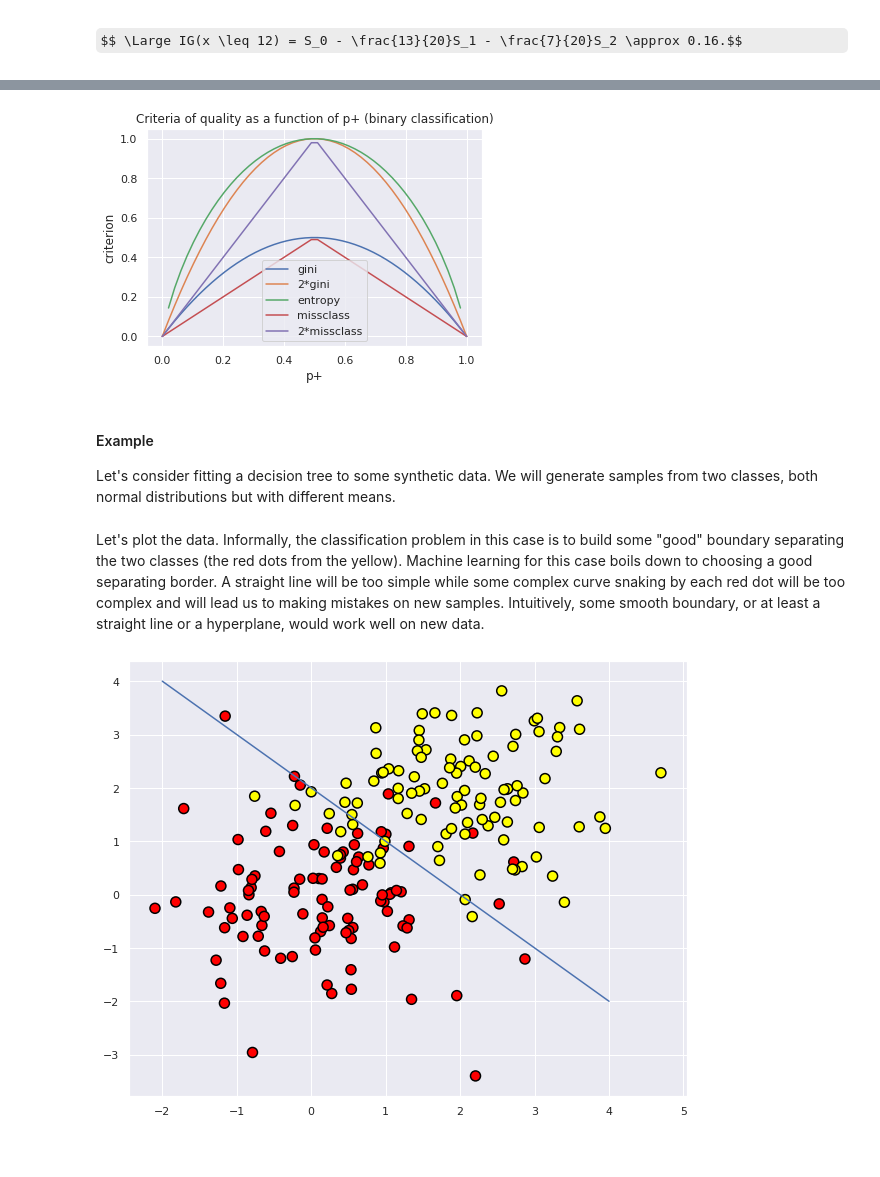
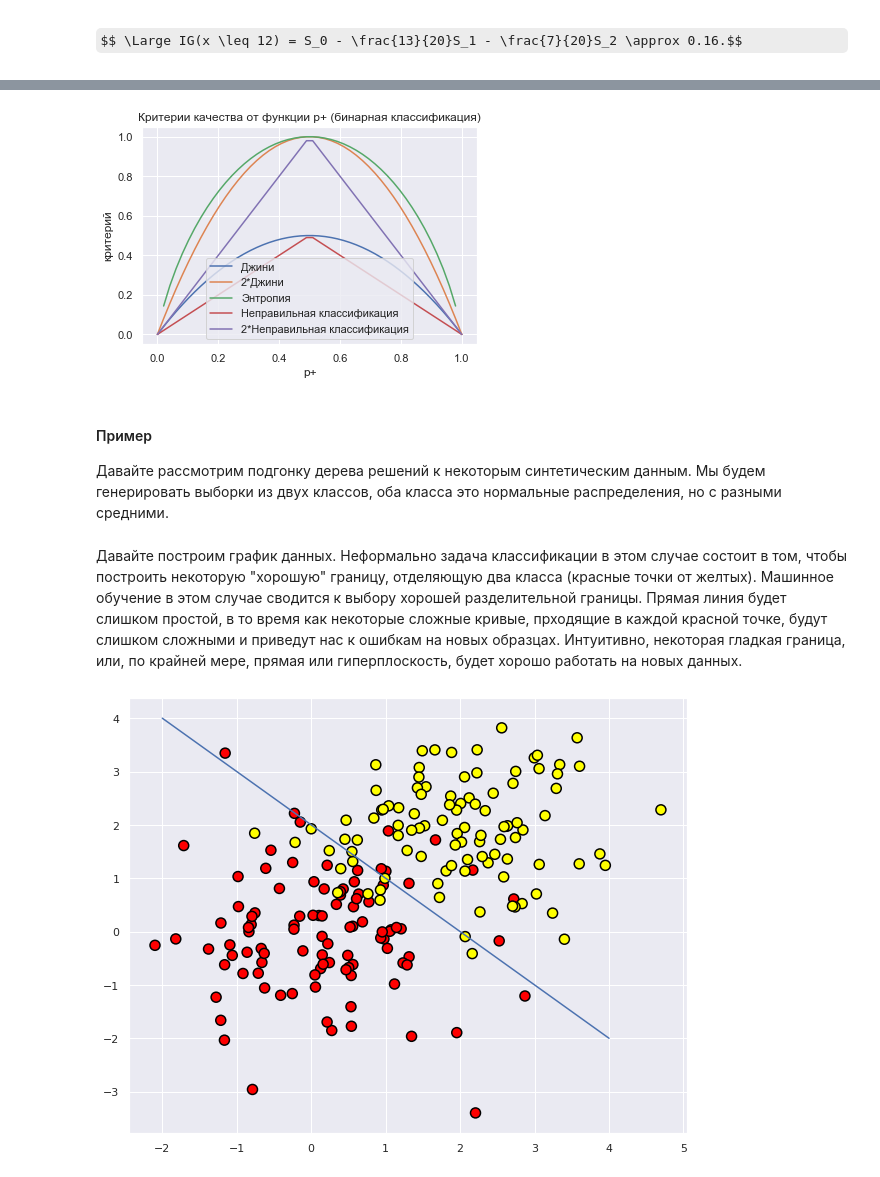
Before and after one commit to ulstu/ml, a Jupyter notebook: ml_course_ru/lecture04. Decision trees. KNN. Logistic regression. Regularization/Lecture 04-01. decision_trees_kNN.ipynb, the cells around one changed output, grey strips where cells are left out. Saved outputs shown, nothing was run; the diff lists cells and outputs as text; code cells hidden in the pictures; some formulas as TeX source; blank space fills up the shorter version.

```diff
--- a/ml_course_ru/lecture04. Decision trees. KNN. Logistic regression. Regularization/Lecture 04-01. decision_trees_kNN.ipynb
+++ b/ml_course_ru/lecture04. Decision trees. KNN. Logistic regression. Regularization/Lecture 04-01. decision_trees_kNN.ipynb
@@ -141,20 +141,20 @@ from matplotlib import pyplot as plt
 # %%
 plt.figure(figsize=(6, 4))
 xx = np.linspace(0,1,50)
-plt.plot(xx, [2 * x * (1-x) for x in xx], label='gini')
-plt.plot(xx, [4 * x * (1-x) for x in xx], label='2*gini')
-plt.plot(xx, [-x * np.log2(x) - (1-x) * np.log2(1 - x)  for x in xx], label='entropy')
-plt.plot(xx, [1 - max(x, 1-x) for x in xx], label='missclass')
-plt.plot(xx, [2 - 2 * max(x, 1-x) for x in xx], label='2*missclass')
+plt.plot(xx, [2 * x * (1-x) for x in xx], label='Джини')
+plt.plot(xx, [4 * x * (1-x) for x in xx], label='2*Джини')
+plt.plot(xx, [-x * np.log2(x) - (1-x) * np.log2(1 - x)  for x in xx], label='Энтропия')
+plt.plot(xx, [1 - max(x, 1-x) for x in xx], label='Неправильная классификация')
+plt.plot(xx, [2 - 2 * max(x, 1-x) for x in xx], label='2*Неправильная классификация')
 plt.xlabel('p+')
-plt.ylabel('criterion')
-plt.title('Criteria of quality as a function of p+ (binary classification)')
+plt.ylabel('критерий')
+plt.title('Критерии качества от функции p+ (бинарная классификация)')
 plt.legend();
 # %% [output]
-[figure, old version]
+[figure, new version]
-# %% [markdown]
-#### Example
-Let's consider fitting a decision tree to some synthetic data. We will generate samples from two classes, both normal distributions but with different means.
+# %% [markdown]
+#### Пример
+Давайте рассмотрим подгонку дерева решений к некоторым синтетическим данным. Мы будем генерировать выборки из двух классов, оба класса это нормальные распределения, но с разными средними.
 # %%
 # first class
 np.random.seed(17)
@@ -164,8 +164,8 @@ train_labels = np.zeros(100)
 # adding second class
 train_data = np.r_[train_data, np.random.normal(size=(100, 2), loc=2)]
 train_labels = np.r_[train_labels, np.ones(100)]
-# %% [markdown]
-Let's plot the data. Informally, the classification problem in this case is to build some "good" boundary separating the two classes (the red dots from the yellow). Machine learning for this case boils down to choosing a good separating border. A straight line will be too simple while some complex curve snaking by each red dot will be too complex and will lead us to making mistakes on new samples. Intuitively, some smooth boundary, or at least a straight line or a hyperplane, would work well on new data.
+# %% [markdown]
+Давайте построим график данных. Неформально задача классификации в этом случае состоит в том, чтобы построить некоторую "хорошую" границу, отделяющую два класса (красные точки от желтых). Машинное обучение в этом случае сводится к выбору хорошей разделительной границы. Прямая линия будет слишком простой, в то время как некоторые сложные кривые, прходящие в каждой красной точке, будут слишком сложными и приведут нас к ошибкам на новых образцах. Интуитивно, некоторая гладкая граница, или, по крайней мере, прямая или гиперплоскость, будет хорошо работать на новых данных.
 # %%
 plt.figure(figsize=(10,8))
 plt.scatter(train_data[:, 0], train_data[:, 1], c=train_labels, s=100,
```
Also changed, not shown: parts of 175 cells of this notebook, 36 other files.
